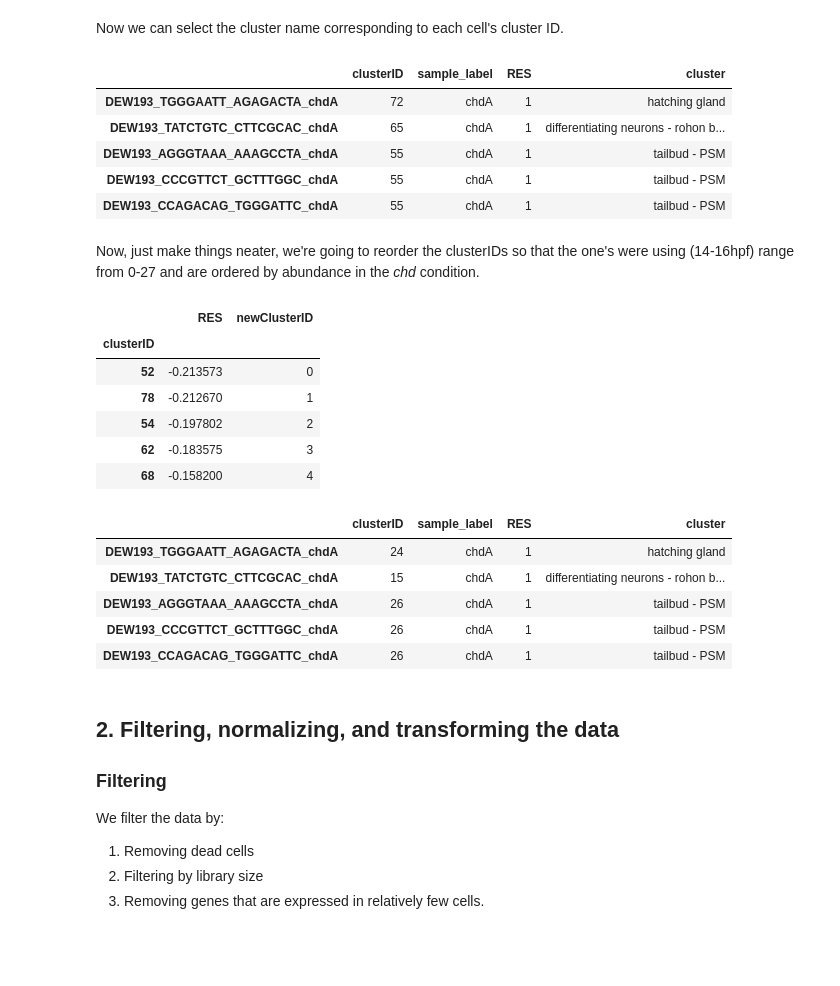
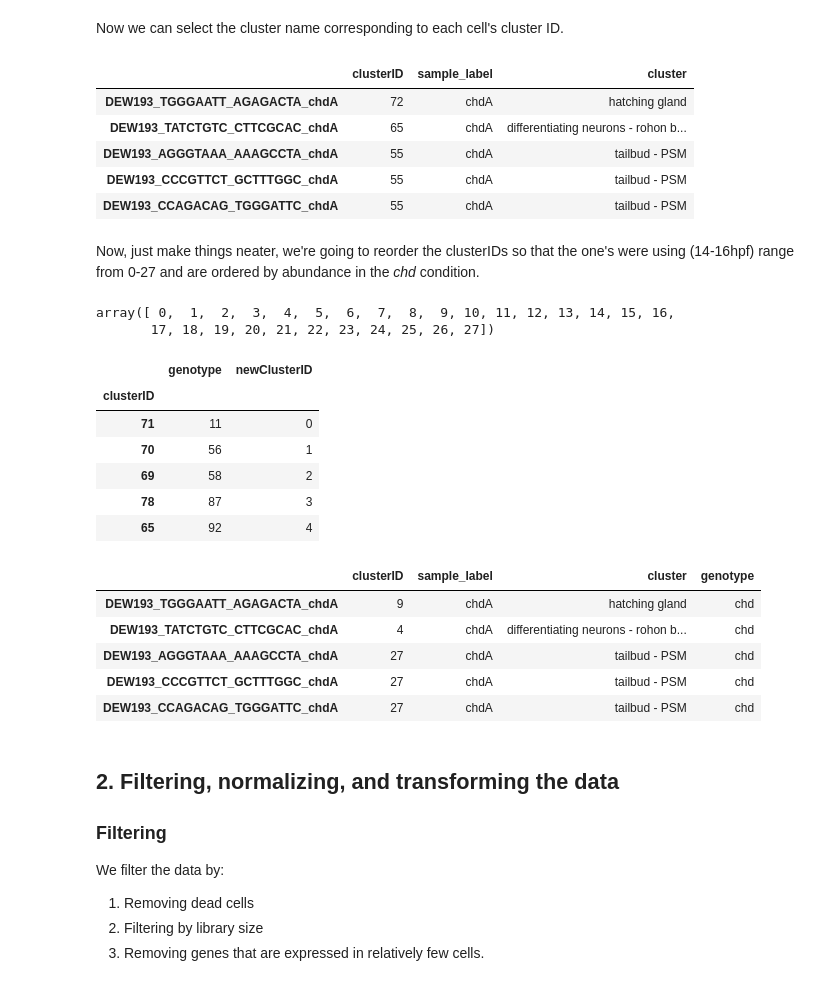
Before and after one commit to KrishnaswamyLab/MELD, a Jupyter notebook: notebooks/Wagner2018_Chordin_Cas9_Mutagenesis.ipynb, the cells around one changed output. Drawn from its saved outputs; the diff is of its cells as text; code cells hidden in the pictures; blank space fills up the shorter version.

```diff
--- a/notebooks/Wagner2018_Chordin_Cas9_Mutagenesis.ipynb
+++ b/notebooks/Wagner2018_Chordin_Cas9_Mutagenesis.ipynb
@@ -171,6 +163,5 @@ We will use this information about the gRNA the embryo was injected with and ass
-# %%
-# Create an indicator array for the sample. This is also the Raw Experimental Signal (RES).
-metadata['RES'] = np.array([-1 if label.startswith('tyr') else 1 for label in metadata['sample_label']])
+# %%
+metadata['genotype'] = ['chd' if label.startswith('chd') else 'tyr' for label in metadata['sample_label']]
 # %% [markdown]
 ### 1.4 Importing published cluster assignments
 # %% [markdown]
@@ -207,27 +198,33 @@ cluster_names.index = metadata.index
 metadata['cluster'] = cluster_names
 metadata.head()
 # %% [output]
-|  | clusterID | sample_label | RES | cluster |
-| DEW193_TGGGAATT_AGAGACTA_chdA | 72 | chdA | 1 | hatching gland |
-| DEW193_TATCTGTC_CTTCGCAC_chdA | 65 | chdA | 1 | differentiating neurons - rohon b... |
-| DEW193_AGGGTAAA_AAAGCCTA_chdA | 55 | chdA | 1 | tailbud - PSM |
-| DEW193_CCCGTTCT_GCTTTGGC_chdA | 55 | chdA | 1 | tailbud - PSM |
-| DEW193_CCAGACAG_TGGGATTC_chdA | 55 | chdA | 1 | tailbud - PSM |
+|  | clusterID | sample_label | cluster |
+| DEW193_TGGGAATT_AGAGACTA_chdA | 72 | chdA | hatching gland |
+| DEW193_TATCTGTC_CTTCGCAC_chdA | 65 | chdA | differentiating neurons - rohon b... |
+| DEW193_AGGGTAAA_AAAGCCTA_chdA | 55 | chdA | tailbud - PSM |
+| DEW193_CCCGTTCT_GCTTTGGC_chdA | 55 | chdA | tailbud - PSM |
+| DEW193_CCAGACAG_TGGGATTC_chdA | 55 | chdA | tailbud - PSM |
 # %% [markdown]
 Now, just make things neater, we're going to reorder the clusterIDs so that the one's were using (14-16hpf) range from 0-27 and are ordered by abundance in the *chd* condition.
+# %%
+cluster_abundance['newClusterID']
+# %% [output]
+array([ 0,  1,  2,  3,  4,  5,  6,  7,  8,  9, 10, 11, 12, 13, 14, 15, 16,
+       17, 18, 19, 20, 21, 22, 23, 24, 25, 26, 27])
 # %%
 # sort clusters by abundance
-cluster_abundance = metadata.groupby('clusterID').aggregate({'RES':np.mean}).sort_values('RES')
+cluster_abundance = metadata.groupby('clusterID')['genotype'].apply(lambda x: x[x.str.contains('chd')].count())
+cluster_abundance = cluster_abundance.sort_values().to_frame()
 cluster_abundance['newClusterID'] = np.arange(cluster_abundance.shape[0])
 cluster_abundance.head()
 # %% [output]
-|  | RES | newClusterID |
+|  | genotype | newClusterID |
 | clusterID |  |  |
-| 52 | -0.213573 | 0 |
-| 78 | -0.212670 | 1 |
-| 54 | -0.197802 | 2 |
-| 62 | -0.183575 | 3 |
-| 68 | -0.158200 | 4 |
+| 71 | 11 | 0 |
+| 70 | 56 | 1 |
+| 69 | 58 | 2 |
+| 78 | 87 | 3 |
+| 65 | 92 | 4 |
 # %%
 # relabel existing clusters in metadata
 new_clusters = cluster_abundance.loc[metadata['clusterID']]['newClusterID']
@@ -235,12 +232,12 @@ new_clusters.index = metadata.index
 metadata['clusterID'] = new_clusters
 metadata.head()
 # %% [output]
-|  | clusterID | sample_label | RES | cluster |
-| DEW193_TGGGAATT_AGAGACTA_chdA | 24 | chdA | 1 | hatching gland |
-| DEW193_TATCTGTC_CTTCGCAC_chdA | 15 | chdA | 1 | differentiating neurons - rohon b... |
-| DEW193_AGGGTAAA_AAAGCCTA_chdA | 26 | chdA | 1 | tailbud - PSM |
-| DEW193_CCCGTTCT_GCTTTGGC_chdA | 26 | chdA | 1 | tailbud - PSM |
-| DEW193_CCAGACAG_TGGGATTC_chdA | 26 | chdA | 1 | tailbud - PSM |
+|  | clusterID | sample_label | cluster | genotype |
+| DEW193_TGGGAATT_AGAGACTA_chdA | 9 | chdA | hatching gland | chd |
+| DEW193_TATCTGTC_CTTCGCAC_chdA | 4 | chdA | differentiating neurons - rohon b... | chd |
+| DEW193_AGGGTAAA_AAAGCCTA_chdA | 27 | chdA | tailbud - PSM | chd |
+| DEW193_CCCGTTCT_GCTTTGGC_chdA | 27 | chdA | tailbud - PSM | chd |
+| DEW193_CCAGACAG_TGGGATTC_chdA | 27 | chdA | tailbud - PSM | chd |
 # %% [markdown]
 ## 2. Filtering, normalizing, and transforming the data
 
```
Also changed, not shown: parts of 13 cells of this notebook, 1 other file.
